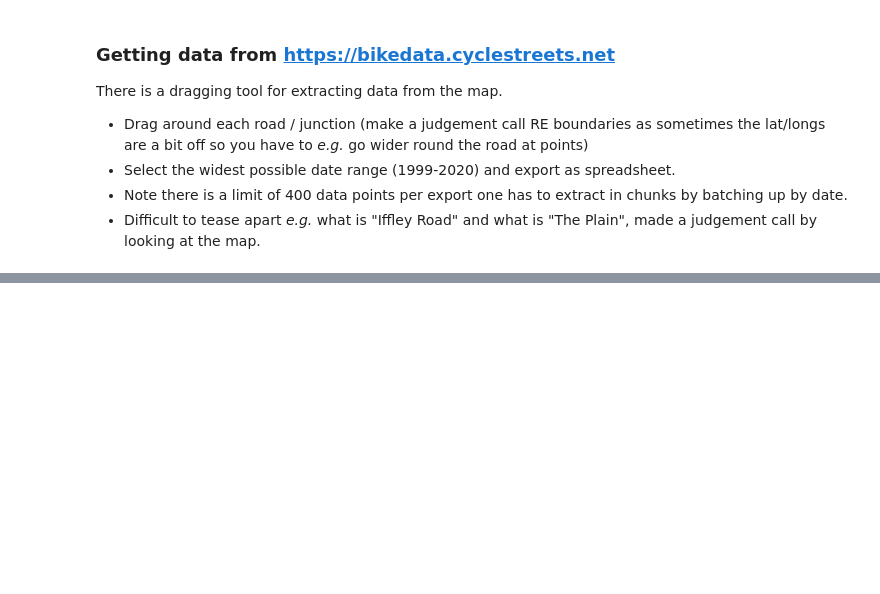
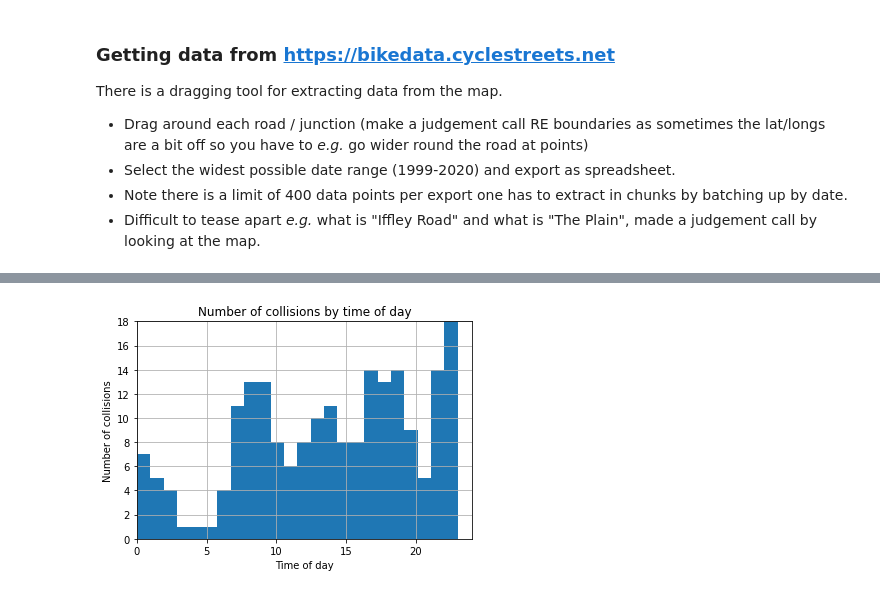
Before and after one commit to annarailton/transport-analysis, a Jupyter notebook: collision_times/collision_times.ipynb, the cells around one changed output, grey strips where cells are left out. Drawn from its saved outputs; the diff is of its cells as text; code cells hidden in the pictures; blank space fills up the shorter version.

Commit message:
Add code and resulting plot

```diff
--- a/collision_times/collision_times.ipynb
+++ b/collision_times/collision_times.ipynb
@@ -56,0 +80,5 @@ There is a dragging tool for extracting data from the map.
+# %%
+data_dir = pathlib.Path.cwd().parent.joinpath("data/key_roads")
+# %%
+df = pd.read_csv(data_dir.joinpath('01_the_plain.csv'))
+df["Timestamp"] = pd.to_datetime(df["Timestamp"])
@@ -56,0 +94,14 @@ There is a dragging tool for extracting data from the map.
+# %%
+# Let's throw a quick time of day plot together
+
+# Plot histogram from 0h to 24h
+n, bins, patches = plt.hist(df["Timestamp"].dt.hour, 24)
+plt.xlabel('Time of day')
+plt.ylabel('Number of collisions')
+plt.title('Number of collisions by time of day')
+plt.axis([0, 24, 0, n.max()])
+plt.grid(True)
+
+plt.show()
+# %% [output]
+[figure, added]
```
Also changed, not shown: parts of 10 cells of this notebook, 1 other file.
